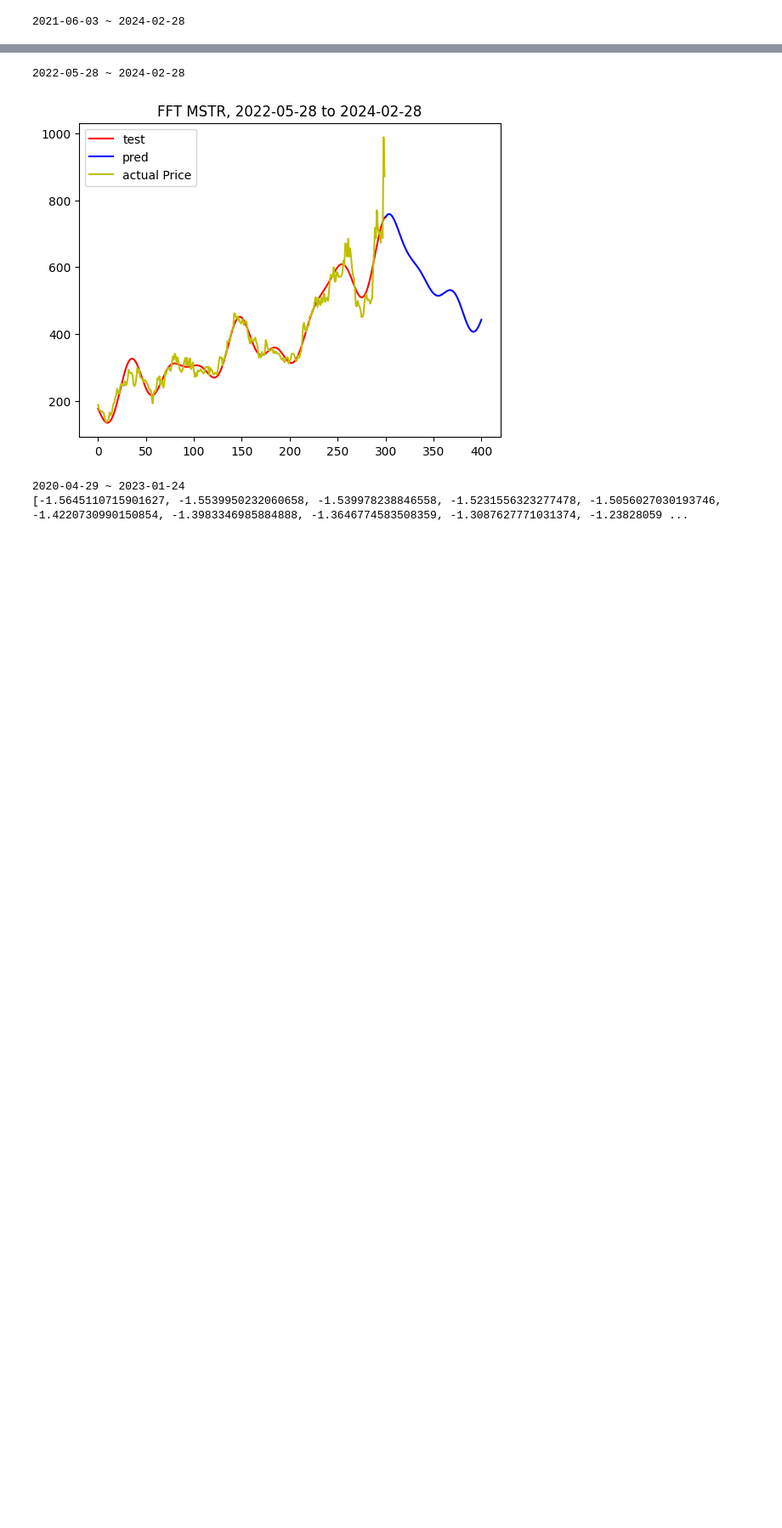
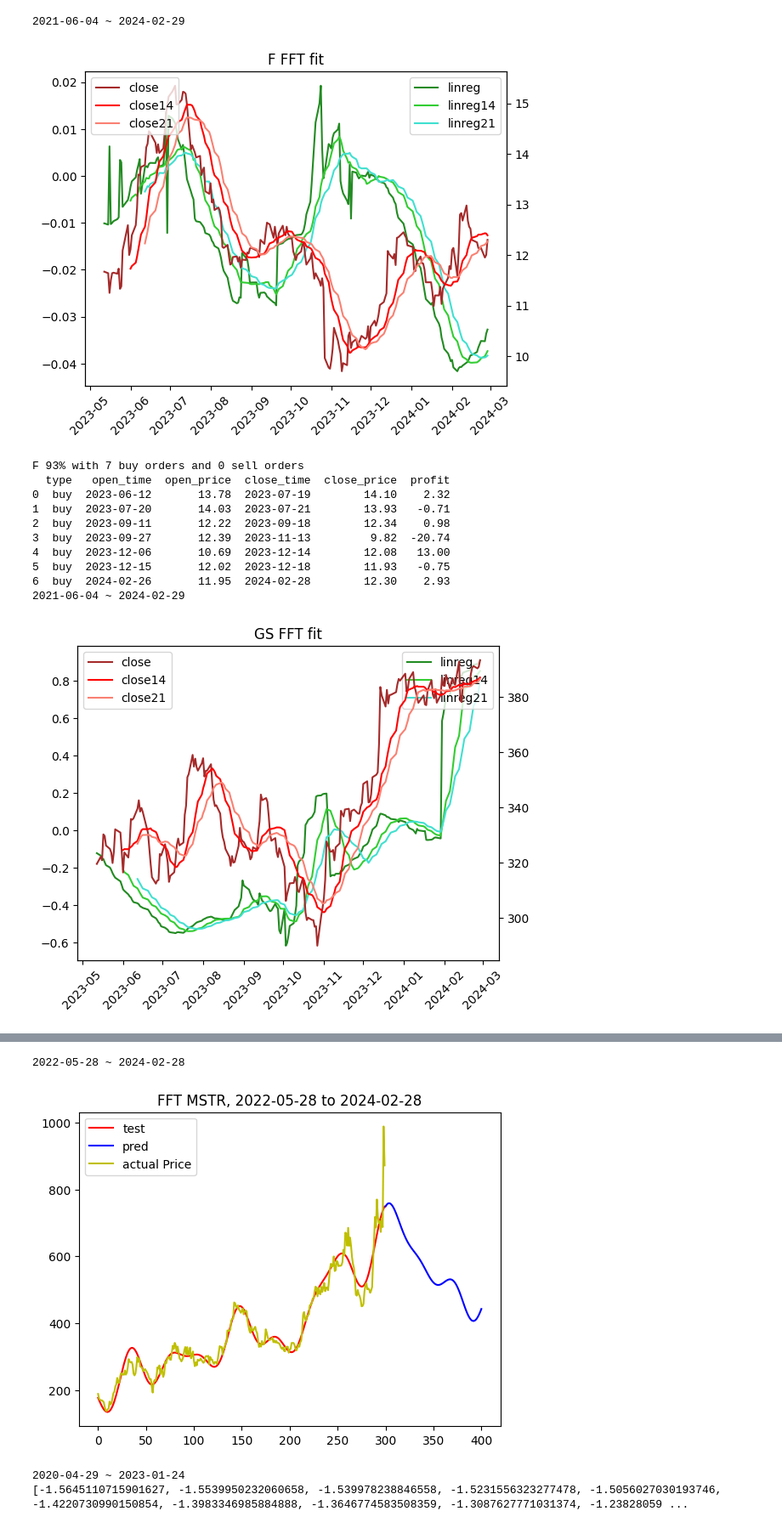
Before and after one commit to tsungyou/CDP_ZacksRank_TW1000, a Jupyter notebook: Backtest/FFT_trigFit.ipynb, the cells around one changed output, grey strips where cells are left out. Shown: that part at 85% size. Saved outputs shown, nothing was run; the diff lists cells and outputs as text; code cells hidden in the pictures; blank space fills up the shorter version.

```diff
--- a/Backtest/FFT_trigFit.ipynb
+++ b/Backtest/FFT_trigFit.ipynb
@@ -192,32 +192,47 @@ def backtest_manual(df, ticker):
         #     profit = -(close_price - open_price)/open_price
         #     log_profit *= (1+profit)
         #     order = None
         #     orders_sell += 1
         #     df_temp_output.append(list(df.index)[i].strftime("%Y-%m-%d"))
         #     df_temp_output.append(close_price)
         #     df_temp_output.append(round(profit*100, 2))
         #     df_output.append(df_temp_output)
         #     df_temp_output = []
     if order == 'buy' or order == 'sell':
         close_price = list(df['close'])[-1]
         if order == 'sell':
             profit = -(close_price - open_price)/open_price
             log_profit *= (1+profit)
             orders_sell += 1
         elif order == 'buy':
             profit = (close_price - open_price)/open_price
             log_profit *= (1+profit)
             orders_buy += 1
         df_temp_output.append(list(df.index)[i].strftime("%Y-%m-%d"))
         df_temp_output.append(close_price)
         df_temp_output.append(round(profit*100, 2))
         df_output.append(df_temp_output)
         df_temp_output = []
         order = None
     print(f"{ticker} {int(log_profit*100)}% with {orders_buy} buy orders and {orders_sell} sell orders")
     df_final = pd.DataFrame(df_output, columns=['type', 'open_time', 'open_price', 'close_time', 'close_price', 'profit'])
     return df_final
-for i in ["OGN", "FFIN", "CE", "AMZN", "MSFT", "PANL", "SHLS", "CDNS", "ATRA", "BRBR", "EYPT", 'CABA', "VERI", 'TXT', "IBKR", "PSTX", "RPD", "MORF", "AER", "SPR", "EPC"]:
+    # EB
+take = ["OGN", "FFIN", "CE", "AMZN", "MSFT", "PANL", "SHLS", "CDNS", "ATRA", "BRBR", "EYPT", 'CABA', "VERI", 'TXT', "IBKR", "PSTX", "RPD", "MORF", "AER", "SPR", "EPC"]
+takes = ["F", "GS"]
+for i in takes:
     print(main_v3(day=0, test_len=200, ticker=i, ma1=14, ma2=21))
 # %% [output]
-2021-06-03 ~ 2024-02-28
+2021-06-04 ~ 2024-02-29
+[figure, added]
+F 93% with 7 buy orders and 0 sell orders
+  type   open_time  open_price  close_time  close_price  profit
+0  buy  2023-06-12       13.78  2023-07-19        14.10    2.32
+1  buy  2023-07-20       14.03  2023-07-21        13.93   -0.71
+2  buy  2023-09-11       12.22  2023-09-18        12.34    0.98
+3  buy  2023-09-27       12.39  2023-11-13         9.82  -20.74
+4  buy  2023-12-06       10.69  2023-12-14        12.08   13.00
+5  buy  2023-12-15       12.02  2023-12-18        11.93   -0.75
+6  buy  2024-02-26       11.95  2024-02-28        12.30    2.93
+2021-06-04 ~ 2024-02-29
+[figure, added]
```
Also changed, not shown: parts of 1 cell of this notebook, 13 other files.
